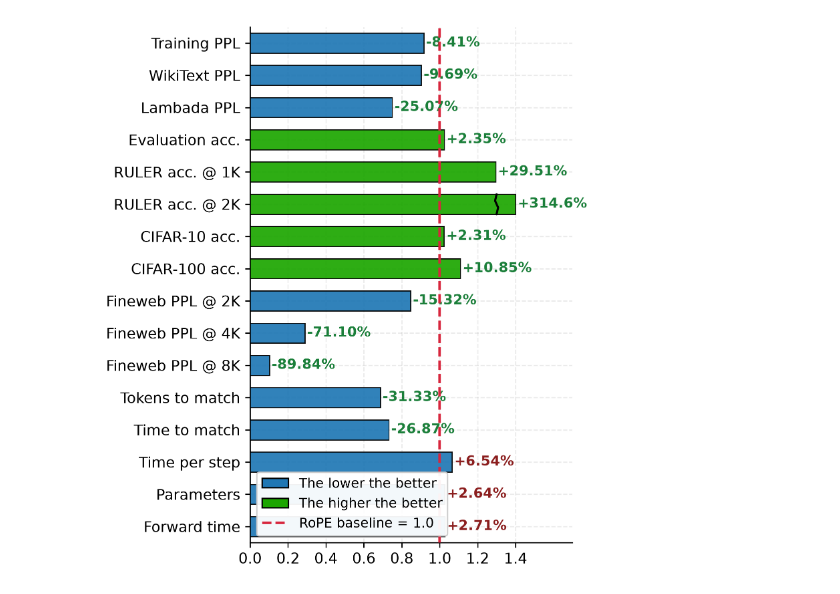
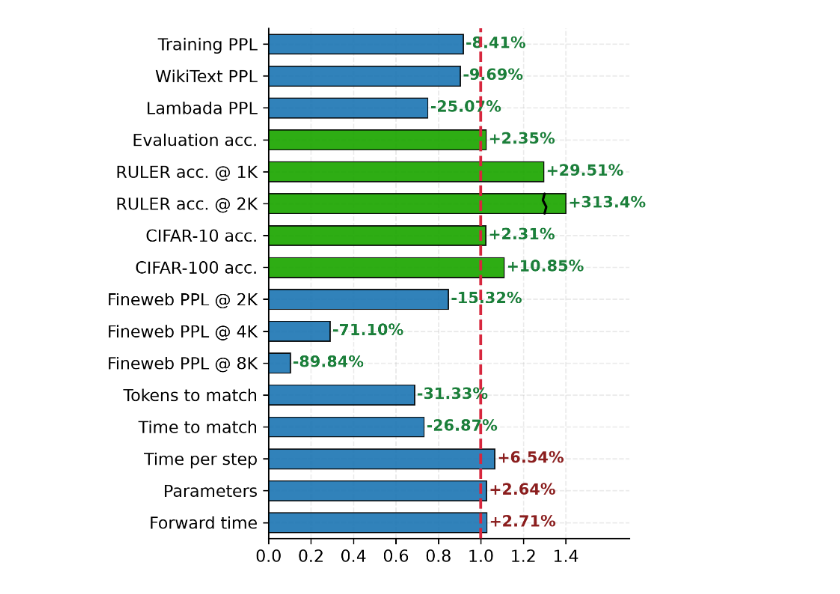
Before and after one commit to wzhagi/convpe, a Jupyter notebook: paper/FIGURES/overview.ipynb, the cells around one changed output. Drawn from its saved outputs; the diff is of its cells as text; code cells hidden in the pictures.

```diff
--- a/paper/FIGURES/overview.ipynb
+++ b/paper/FIGURES/overview.ipynb
@@ -41,8 +41,8 @@ rows = [
     [
         "RULER acc. @ 2K",
         "higher",
-        (0.722 + 0.038 + 0.014 + 0.194 + 0.179 + 0.186 + 0.052 + 0.091)
-        / (0.004 + 0.118 + 0.029 + 0.127 + 0.078),
+        (0.722 + 0.038 + 0.014 + 0.194 + 0.000 + 0.000 + 0.179 + 0.187 + 0.052 + 0.002 + 0.001 + 0.091)
+        / (0.004 + 0.000 + 0.000 + 0.118 + 0.000 + 0.000 + 0.029 + 0.127 + 0.000 + 0.002 + 0.000 + 0.078),
     ],
     ["CIFAR-10 acc.", "higher", 0.931 / 0.910],
     ["CIFAR-100 acc.", "higher", 0.695 / 0.627],
@@ -67,7 +67,7 @@ BAR_HEIGHT = 0.62
 DISPLAY_BAR_END = 1.40    # 视觉上柱子截断的长度
 BREAK_X = 1.30            # 裂缝中心位置
 
-fig, ax = plt.subplots(figsize=(5, 5.7), dpi=300)
+fig, ax = plt.subplots(figsize=(5, 5.1), dpi=300)
 y = np.arange(len(labels))
 
 # ---------- 绘制柱状图 ----------
@@ -111,32 +111,32 @@ for yi, r, p, d in zip(y, ratios, pct_met, dirs):
         label_x = DISPLAY_BAR_END + 0.012
     else:
         tag = f"{p:+.2f}%"
         label_x = r + 0.012
 
     ax.text(
         label_x, yi, tag, va="center", ha="left",
         fontsize=9.8, color=color, fontweight="bold",
     )
 
 # ax.set_title("ConvPE / RoPE ratio")
 # ---------- 坐标轴调整 ----------
 ax.set_yticks(y)
 ax.set_yticklabels(labels, fontsize=10.5)
 ax.set_xlim(0, 1.70)
 ax.set_xticks(np.arange(0, 1.41, 0.2))
 # 精准贴合上下边界，解决第一根柱子上方间距问题
 ax.set_ylim(len(y) - 0.5, -0.5)
 
 # ---------- 图例 ----------
 legend_elems = [
     Patch(facecolor=BLUE, edgecolor="black", label="The lower the better"),
     Patch(facecolor=ORANGE, edgecolor="black", label="The higher the better"),
     plt.Line2D([0], [0], color=RED, linestyle="--", linewidth=1.8, label="RoPE baseline = 1.0"),
 ]
-ax.legend(handles=legend_elems, loc="lower left", frameon=True, fontsize=9.5, framealpha=0.95)
+# legend omitted: the caption explains the color coding
 
 plt.tight_layout()
 plt.savefig("overview.png", dpi=300, bbox_inches="tight")
 plt.show()
 # %% [output]
-[figure, old version]
+[figure, new version]
```
Also changed, not shown: 4 other files.
